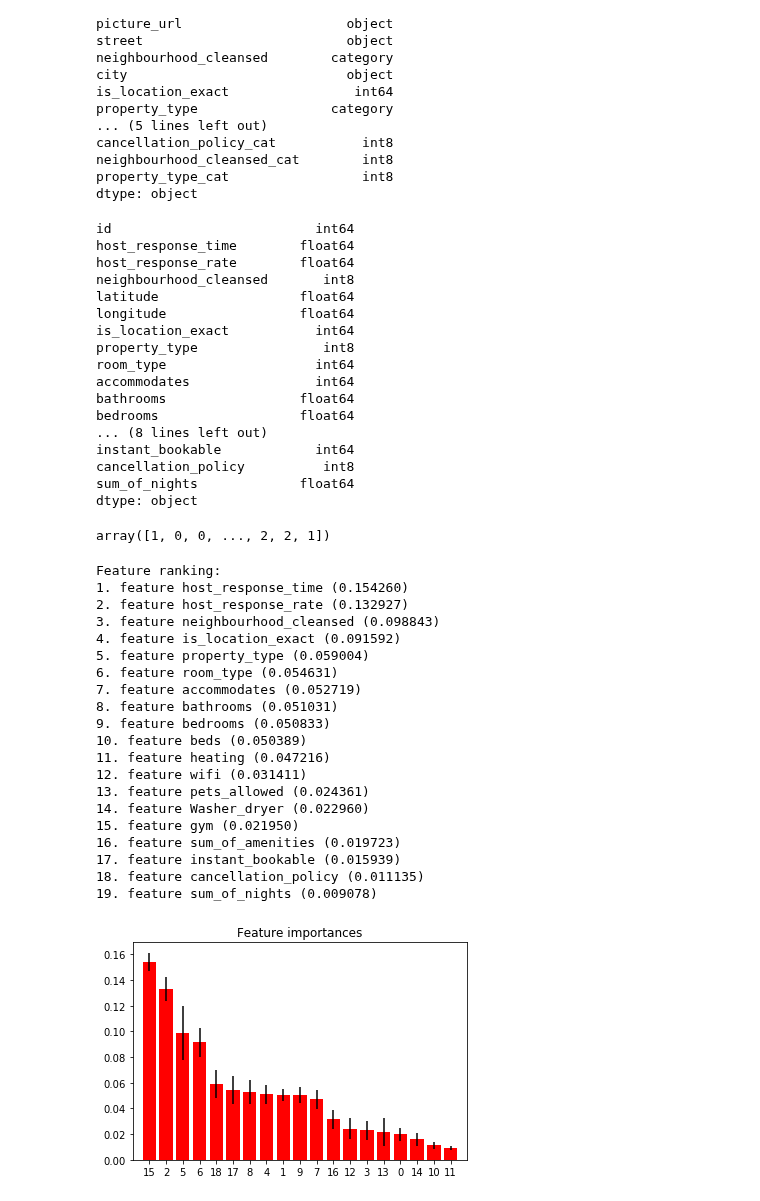
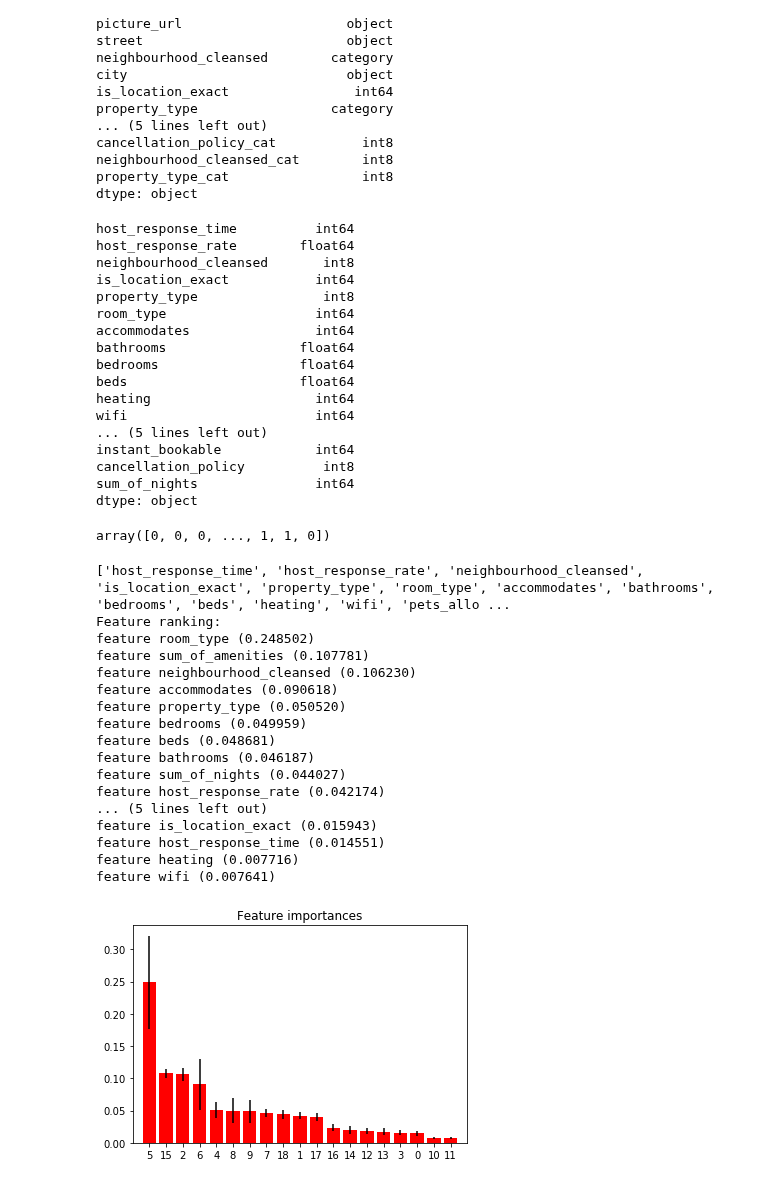
Before and after one commit to kzhang49/Hainan-Chicken, a Jupyter notebook: Analysis.ipynb, the cells around one changed output. Drawn from its saved outputs; the diff is of its cells as text; code cells hidden in the pictures.

```diff
--- a/Analysis.ipynb
+++ b/Analysis.ipynb
@@ -81,6 +58,6 @@ listings['host_response_time'] = listings['host_response_time'].astype('float64'
 # %%
 listings['host_response_rate'] = listings['host_response_rate'].str.replace('%', '')
-listings['host_response_rate'] = listings['host_response_rate'].astype('float64')
+listings['host_response_rate'] = listings['host_response_rate'].astype('float64')/100
 # %%
 import matplotlib.pyplot as plt
 %matplotlib inline
@@ -133,8 +106,7 @@ Name: price, dtype: int64
 cleanup_nums = {"room_type":{"Entire home/apt": 0, "Private room": 1,
                             "Shared room": 2},
                "instant_bookable": {"f": 0, "t": 1},
-                "price":{"$0-50":0, "$50-100":1, "$100-150":2, "$150-200":3, "$200-300":4,
-                         "$300-500":5, "$500-1000":6, "$1000-4000":7},
+                "price":{"$0-100":0, "$100-300":1, "$300-1000":2, "$1000-4000":3},
                "is_location_exact": {"f": 0, "t": 1}}
 obj.replace(cleanup_nums, inplace=True)
 obj.dtypes
@@ -240,91 +212,85 @@ listings['instant_bookable'] = obj["instant_bookable"]
 listings['price'] = obj["price"]
 listings['is_location_exact'] = obj["is_location_exact"]
 # %%
-df = listings.drop(['city', 'listing_url', 'picture_url', 'neighborhood_overview',
+df_i = listings.drop(['id','city', 'listing_url', 'picture_url', 'neighborhood_overview',
                     'summary','space', 'description', 'street', 'name','1','2','3','4','5','6',
-                   '7','8','9','10','11','12','amenities'], axis = 1)
-df.dtypes
+                   '7','8','9','10','11','12','amenities','latitude','longitude'], axis = 1)
+df_i.dtypes
 # %% [output]
-id                          int64
-host_response_time        float64
+host_response_time          int64
 host_response_rate        float64
 neighbourhood_cleansed       int8
-latitude                  float64
-longitude                 float64
 is_location_exact           int64
 property_type                int8
 room_type                   int64
 accommodates                int64
 bathrooms                 float64
 bedrooms                  float64
-... (8 lines left out)
+beds                      float64
+heating                     int64
+wifi                        int64
+... (5 lines left out)
 instant_bookable            int64
 cancellation_policy          int8
-sum_of_nights             float64
+sum_of_nights               int64
 dtype: object
 # %%
-X = df.drop(['price','id','latitude','longitude'], axis = 1).values
-y = df['price'].values
-X
+df = df_i.drop(['price'], axis = 1)
+X = df.values
+y = df_i['price'].values
+X.shape
 y
 # %% [output]
-array([1, 0, 0, ..., 2, 2, 1])
+array([0, 0, 0, ..., 1, 1, 0])
 # %%
 import matplotlib.pyplot as plt
 %matplotlib inline
 import numpy as np
 
 from sklearn.datasets import make_classification
 from sklearn.ensemble import ExtraTreesClassifier
 
 forest = ExtraTreesClassifier(n_estimators=250,
                               random_state=0)
 forest.fit(X, y)
 importances = forest.feature_importances_
 # print(importances)
 std = np.std([tree.feature_importances_ for tree in forest.estimators_],
              axis=0)
 indices = np.argsort(importances)[::-1]
 
 col_header = list(df.columns.values)
-col_header.remove('id')
-col_header.remove('price')
-col_header.remove('latitude')
-col_header.remove('longitude')
-
+print(col_header)
 # Print the feature ranking
 print("Feature ranking:")
 
 for f in range(X.shape[1]):
-    print("%d. feature %s (%f)" % (f+1, col_header[f], importances[indices[f]]))
+    print("feature %s (%f)" % (col_header[indices[f]], importances[indices[f]]))
 
 # Plot the feature importances of the forest
 plt.figure()
 plt.title("Feature importances")
 plt.bar(range(X.shape[1]), importances[indices],
        color="r", yerr=std[indices], align="center")
 plt.xticks(range(X.shape[1]), indices)
 plt.xlim([-1, X.shape[1]])
 plt.show()
 # %% [output]
+['host_response_time', 'host_response_rate', 'neighbourhood_cleansed', 'is_location_exact', 'property_type', 'room_type', 'accommodates', 'bathrooms', 'bedrooms', 'beds', 'heating', 'wifi', 'pets_allo ...
 Feature ranking:
-1. feature host_response_time (0.154260)
-2. feature host_response_rate (0.132927)
-3. feature neighbourhood_cleansed (0.098843)
-4. feature is_location_exact (0.091592)
-5. feature property_type (0.059004)
-6. feature room_type (0.054631)
-7. feature accommodates (0.052719)
-8. feature bathrooms (0.051031)
-9. feature bedrooms (0.050833)
-10. feature beds (0.050389)
-11. feature heating (0.047216)
-12. feature wifi (0.031411)
-13. feature pets_allowed (0.024361)
-14. feature Washer_dryer (0.022960)
-15. feature gym (0.021950)
-16. feature sum_of_amenities (0.019723)
-17. feature instant_bookable (0.015939)
-18. feature cancellation_policy (0.011135)
-19. feature sum_of_nights (0.009078)
+feature room_type (0.248502)
+feature sum_of_amenities (0.107781)
+feature neighbourhood_cleansed (0.106230)
+feature accommodates (0.090618)
+feature property_type (0.050520)
+feature bedrooms (0.049959)
+feature beds (0.048681)
+feature bathrooms (0.046187)
+feature sum_of_nights (0.044027)
+feature host_response_rate (0.042174)
+... (5 lines left out)
+feature is_location_exact (0.015943)
+feature host_response_time (0.014551)
+feature heating (0.007716)
+feature wifi (0.007641)
-[figure, old version]
+[figure, new version]
```
Also changed, not shown: parts of 21 cells of this notebook.
